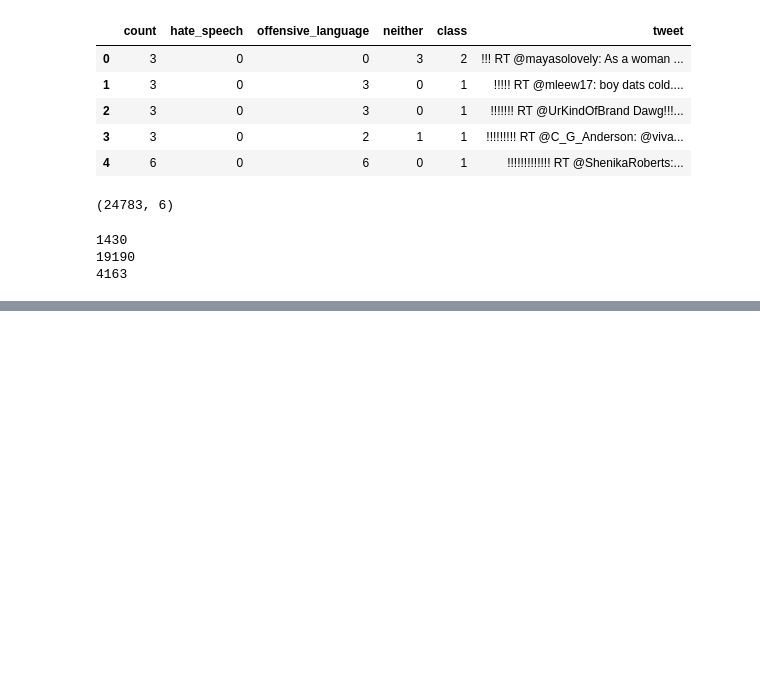
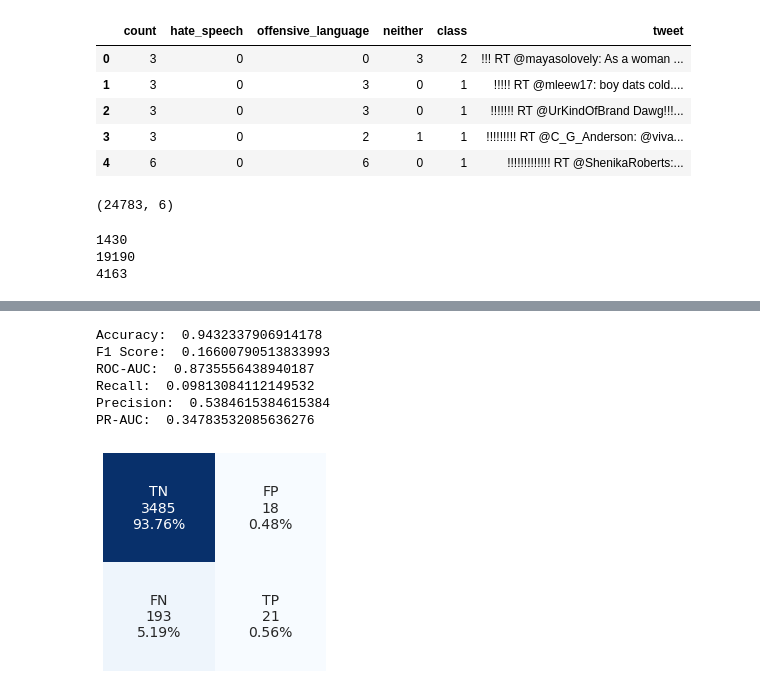
Before and after one commit to sairam2098/Twitter-Hate-Speech-Detection, a Jupyter notebook: Modelling.ipynb, the cells around one changed output, grey strips where cells are left out. Saved outputs shown, nothing was run; the diff lists cells and outputs as text; code cells hidden in the pictures; blank space fills up the shorter version.

Commit message:
Added decision tree with bagging and logistic regression

```diff
--- a/Modelling.ipynb
+++ b/Modelling.ipynb
@@ -28,0 +436,12 @@ print(no_neutral)
+# %%
+log = LogisticRegression().fit(tfidf_tr, y_tr)
+y_pred_log = log.predict(tfidf_val)
+get_metrics_confusion(tfidf_val, y_val, y_pred_log, log)
+# %% [output]
+Accuracy:  0.9432337906914178
+F1 Score:  0.16600790513833993
+ROC-AUC:  0.8735556438940187
+Recall:  0.09813084112149532
+Precision:  0.5384615384615384
+PR-AUC:  0.34783532085636276
+[figure, added]
```
Also changed, not shown: parts of 41 cells of this notebook, 4 other files.
